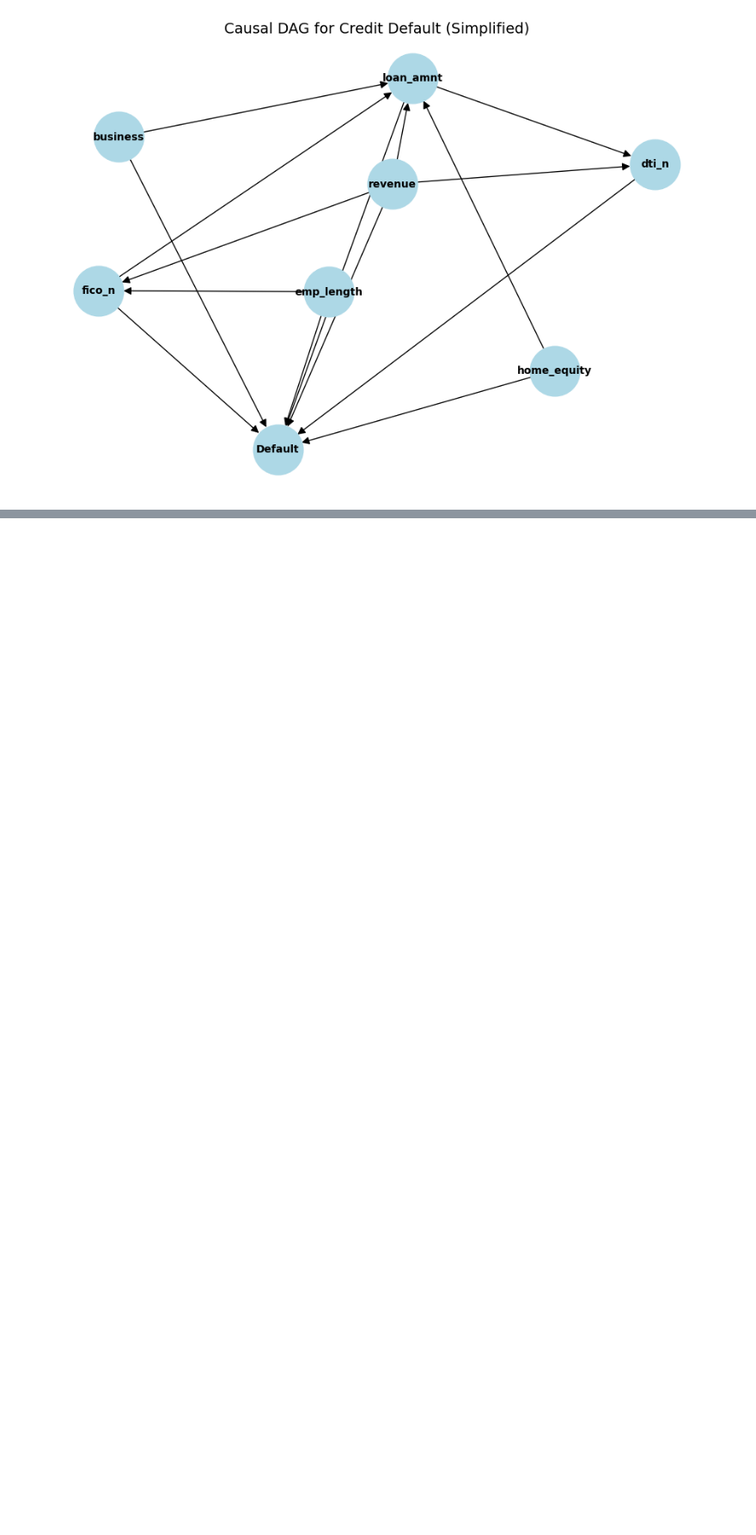
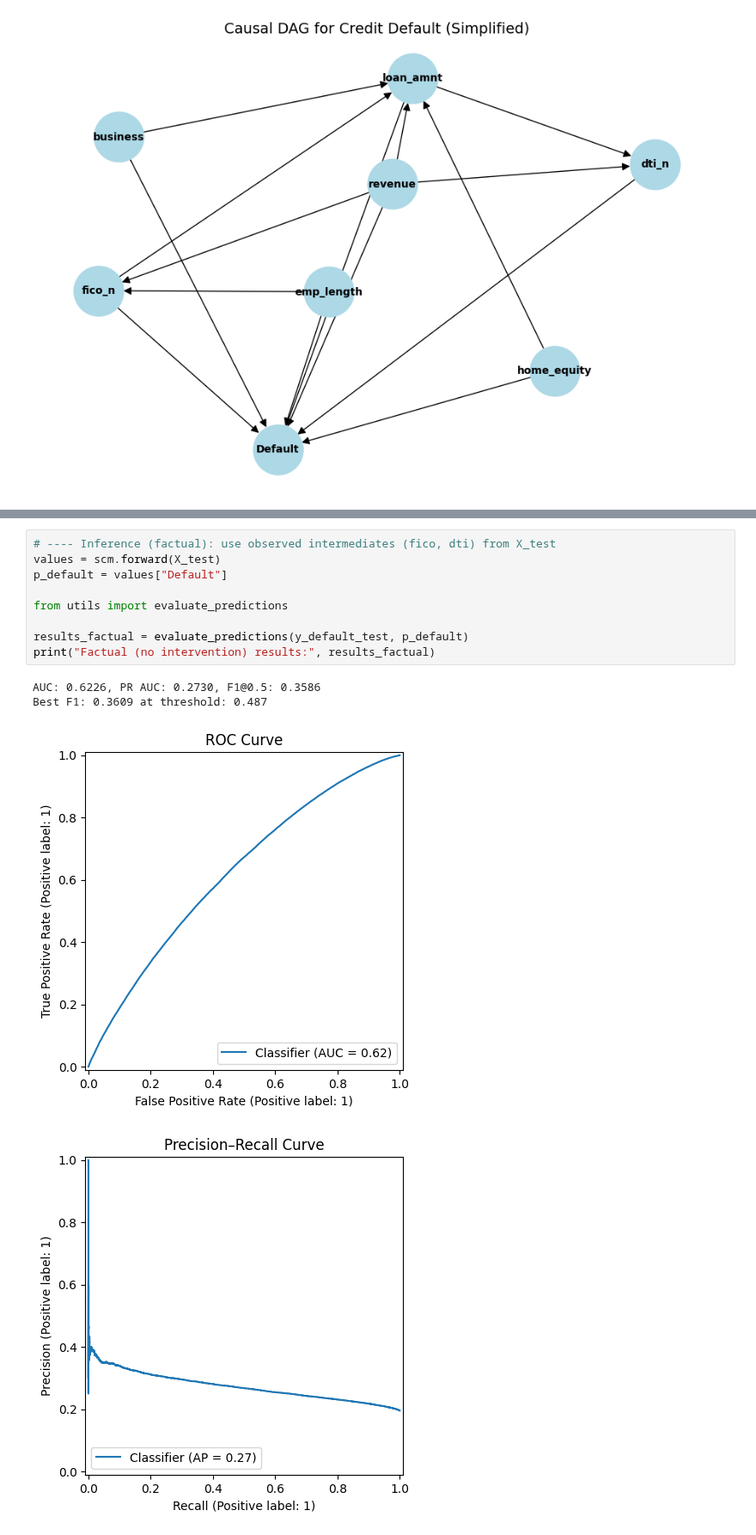
Before and after one commit to MSCA-DN-Digital-Finance/WP3_eXplainable_and_Fair_AI, a Jupyter notebook: IRP1/Code/xai_project/251014_scm.ipynb, the cells around one changed output, grey strips where cells are left out. Shown at 86% size. Cells and saved outputs as stored; diff of their text form; blank space fills up the shorter version.

```diff
--- a/IRP1/Code/xai_project/251014_scm.ipynb
+++ b/IRP1/Code/xai_project/251014_scm.ipynb
@@ -87,0 +602,14 @@ plt.show()
+# %%
+# ---- Inference (factual): use observed intermediates (fico, dti) from X_test
+values = scm.forward(X_test)
+p_default = values["Default"]
+
+from utils import evaluate_predictions
+
+results_factual = evaluate_predictions(y_default_test, p_default)
+print("Factual (no intervention) results:", results_factual)
+# %% [output]
+AUC: 0.6226, PR AUC: 0.2730, F1@0.5: 0.3586
+Best F1: 0.3609 at threshold: 0.487
+[figure, added]
+[figure, added]
```
Also changed, not shown: parts of 15 cells of this notebook.
